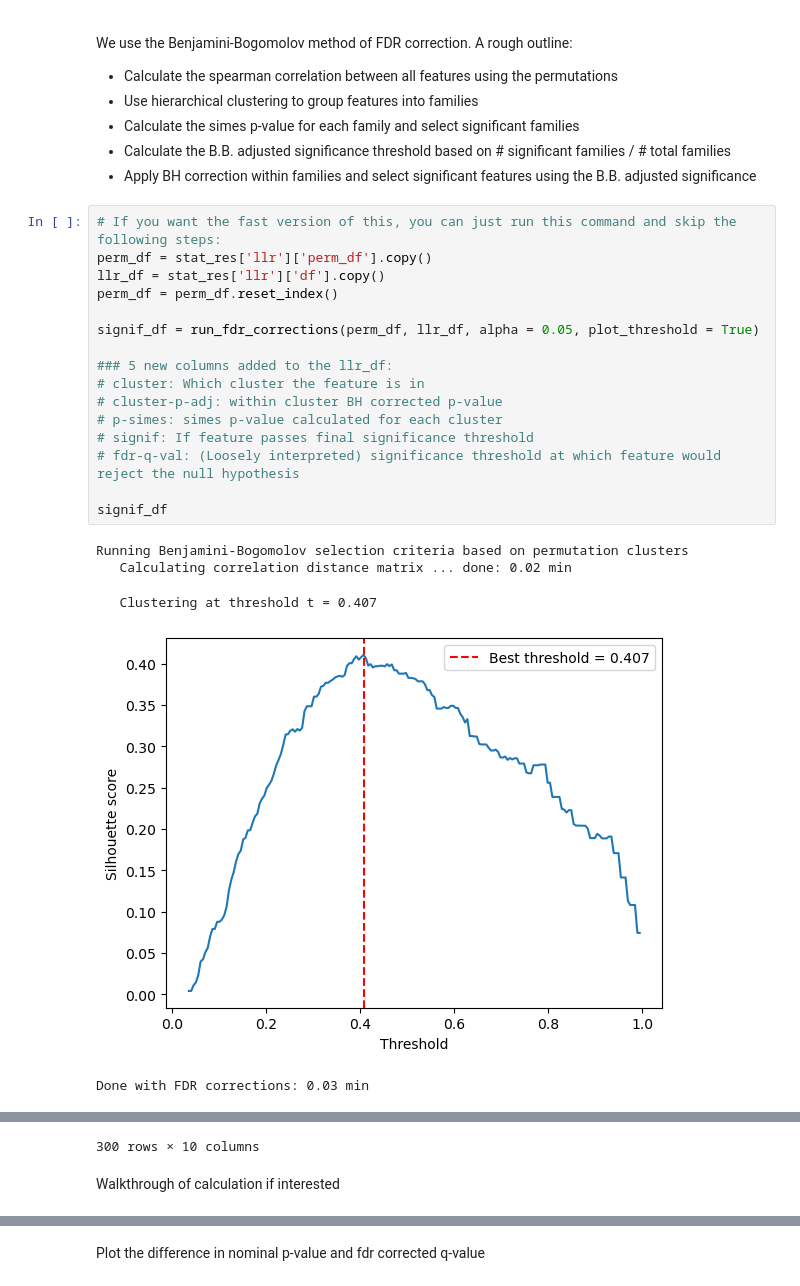
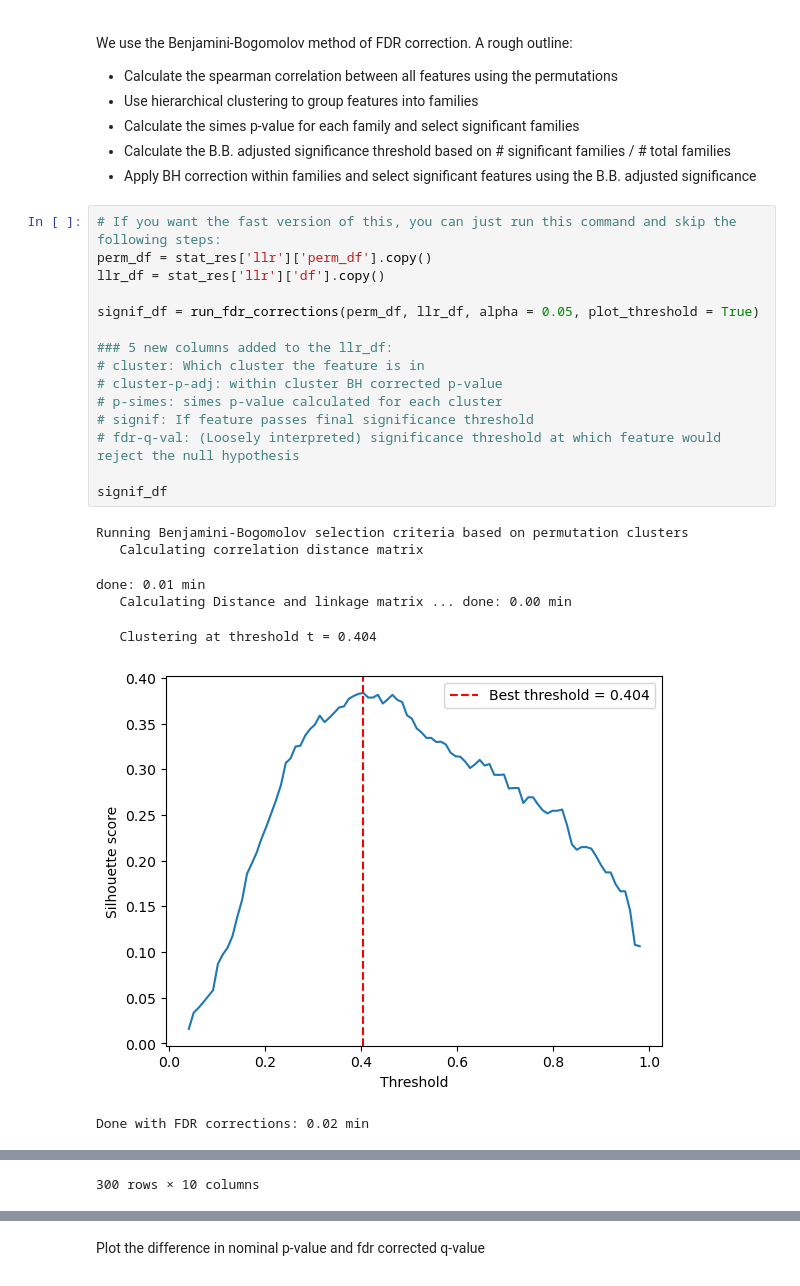
Before and after one commit to Tyler-Lam/Knottlab-Tutorials, a Jupyter notebook: regression_models/tutorial_feature_comparison.ipynb, the cells around one changed output, grey strips where cells are left out. Saved outputs shown, nothing was run; the diff lists cells and outputs as text.

```diff
--- a/regression_models/tutorial_feature_comparison.ipynb
+++ b/regression_models/tutorial_feature_comparison.ipynb
@@ -310,23 +312,24 @@ We use the Benjamini-Bogomolov method of FDR correction. A rough outline:
 # %%
 # If you want the fast version of this, you can just run this command and skip the following steps:
 perm_df = stat_res['llr']['perm_df'].copy()
 llr_df = stat_res['llr']['df'].copy()
-perm_df = perm_df.reset_index()
 
 signif_df = run_fdr_corrections(perm_df, llr_df, alpha = 0.05, plot_threshold = True)
 
 ### 5 new columns added to the llr_df:
 # cluster: Which cluster the feature is in
 # cluster-p-adj: within cluster BH corrected p-value
 # p-simes: simes p-value calculated for each cluster
 # signif: If feature passes final significance threshold
 # fdr-q-val: (Loosely interpreted) significance threshold at which feature would reject the null hypothesis
 
 signif_df
 # %% [output]
 Running Benjamini-Bogomolov selection criteria based on permutation clusters
-   Calculating correlation distance matrix ... done: 0.02 min
+   Calculating correlation distance matrix
-   Clustering at threshold t = 0.407
+done: 0.01 min
+   Calculating Distance and linkage matrix ... done: 0.00 min
+   Clustering at threshold t = 0.404
-[figure, old version]
+[figure, new version]
-Done with FDR corrections: 0.03 min
+Done with FDR corrections: 0.02 min
 |  | stat | Celltype | Region | feature_type | p-nom | cluster | p-simes | cluster-p-adj | signif | ... |
@@ -344,3 +348 @@ Done with FDR corrections: 0.03 min
-300 rows × 10 columns
+300 rows × 10 columns
-# %% [markdown]
-Walkthrough of calculation if interested
```
Also changed, not shown: parts of 39 cells of this notebook.
